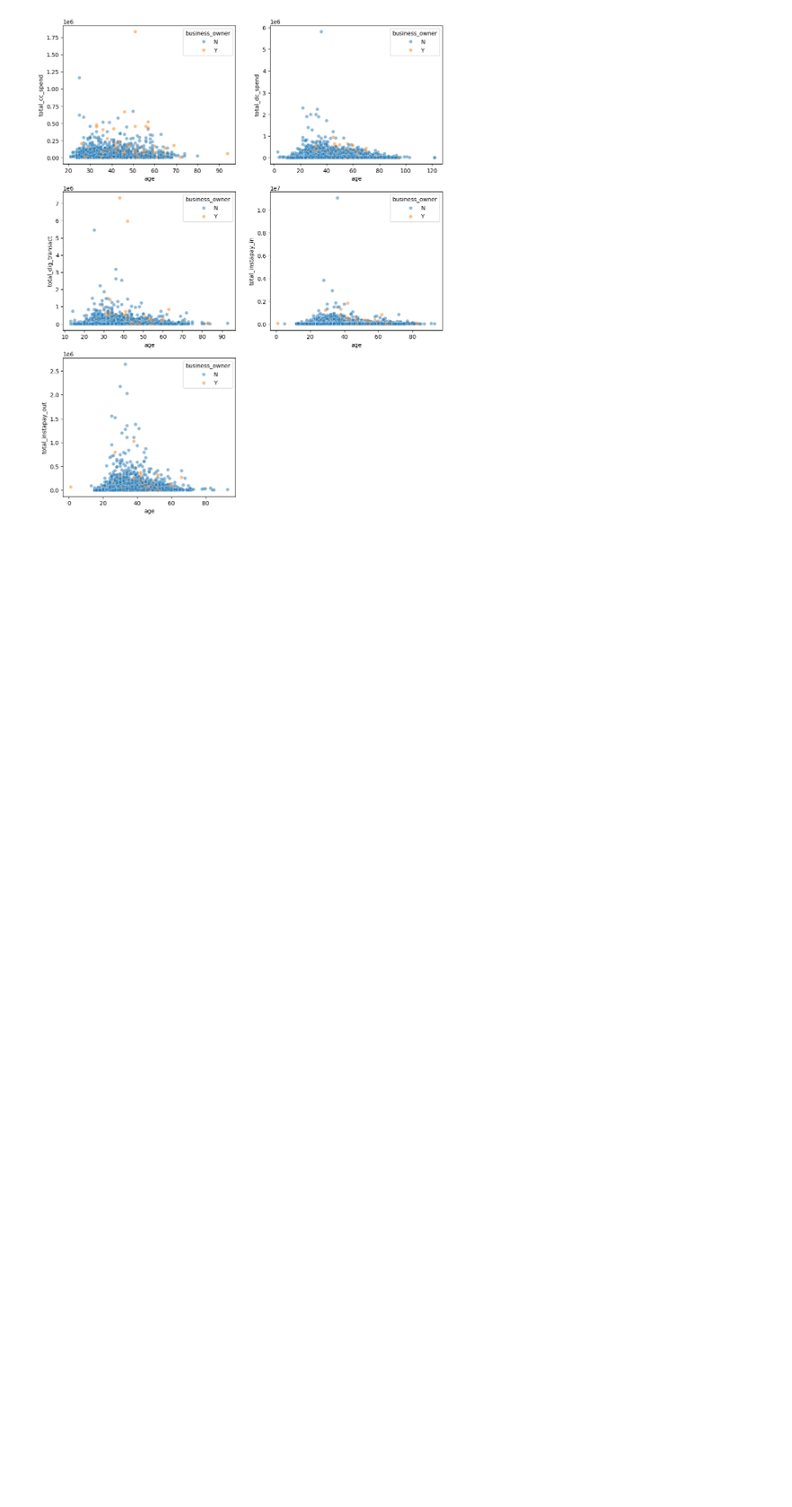
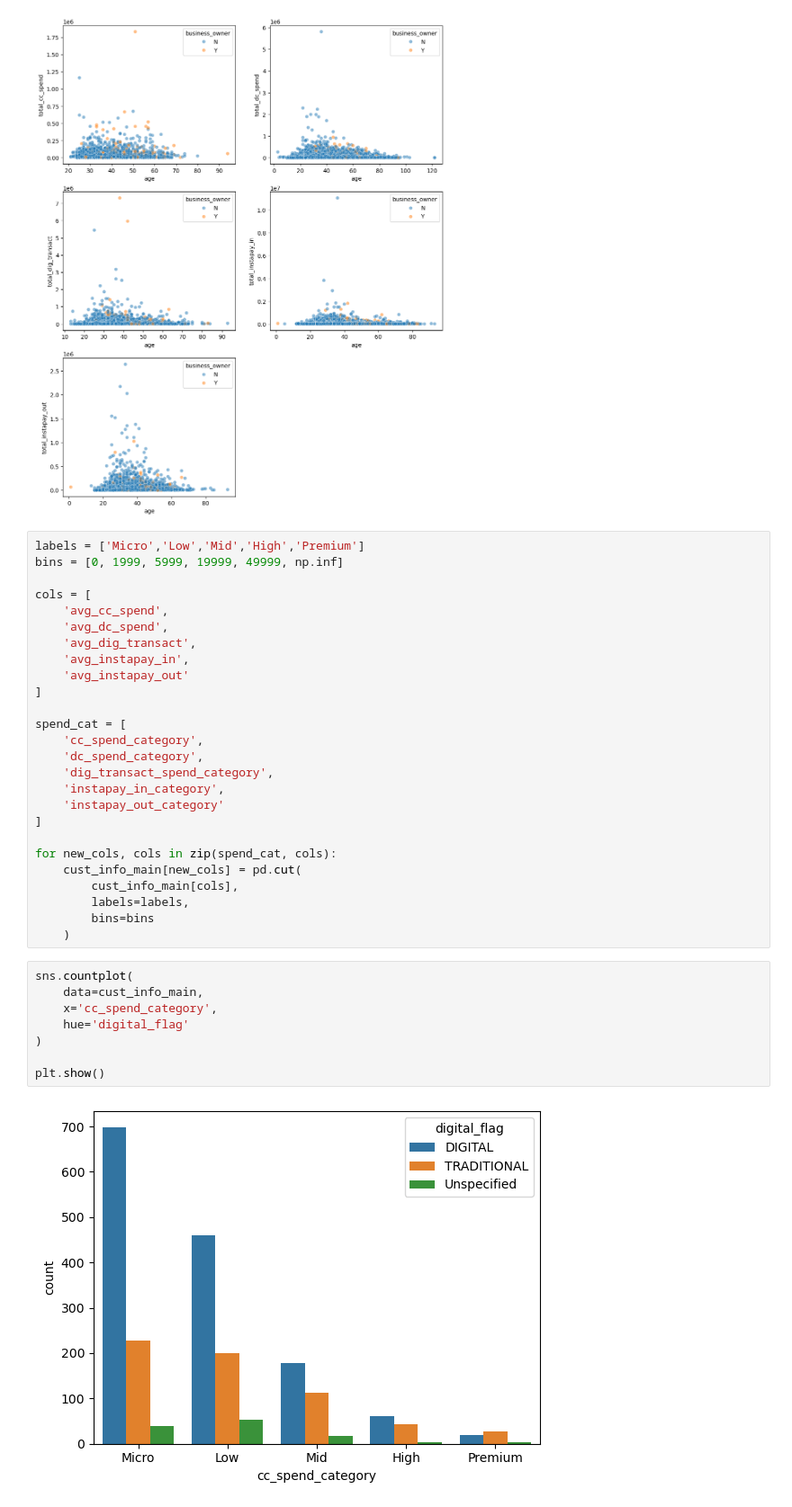
Before and after one commit to drksz/bank-customer-segmentation, a Jupyter notebook: EDA.ipynb, the cells around one changed output. Shown at 90% size. Drawn from its saved outputs; the diff is of its cells as text; blank space fills up the shorter version.

Commit message:
add more barplots for spend categories

```diff
--- a/EDA.ipynb
+++ b/EDA.ipynb
@@ -301,3 +301,39 @@ fig.delaxes(ax[2, 1])
 plt.show()
 # %% [output]
 [figure]
+# %%
+labels = ['Micro','Low','Mid','High','Premium']
+bins = [0, 1999, 5999, 19999, 49999, np.inf]
+
+cols = [
+    'avg_cc_spend',
+    'avg_dc_spend',
+    'avg_dig_transact',
+    'avg_instapay_in',
+    'avg_instapay_out'
+]
+
+spend_cat = [
+    'cc_spend_category',
+    'dc_spend_category',
+    'dig_transact_spend_category',
+    'instapay_in_category',
+    'instapay_out_category'
+]
+
+for new_cols, cols in zip(spend_cat, cols):
+    cust_info_main[new_cols] = pd.cut(
+        cust_info_main[cols],
+        labels=labels,
+        bins=bins
+    )
+# %%
+sns.countplot(
+    data=cust_info_main,
+    x='cc_spend_category',
+    hue='digital_flag'
+)
+
+plt.show()
+# %% [output]
+[figure, added]
```
Also changed, not shown: parts of 5 cells of this notebook, 1 other file.
